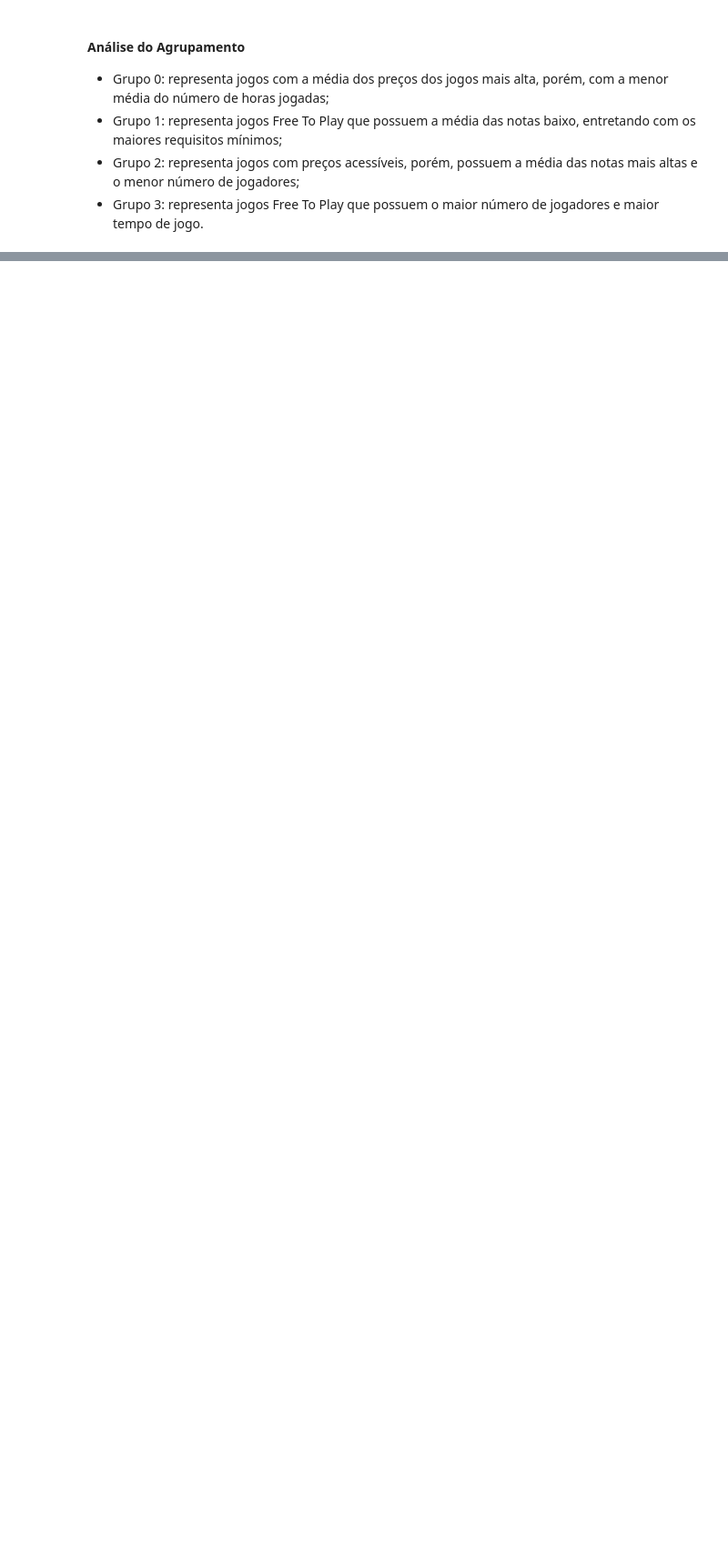
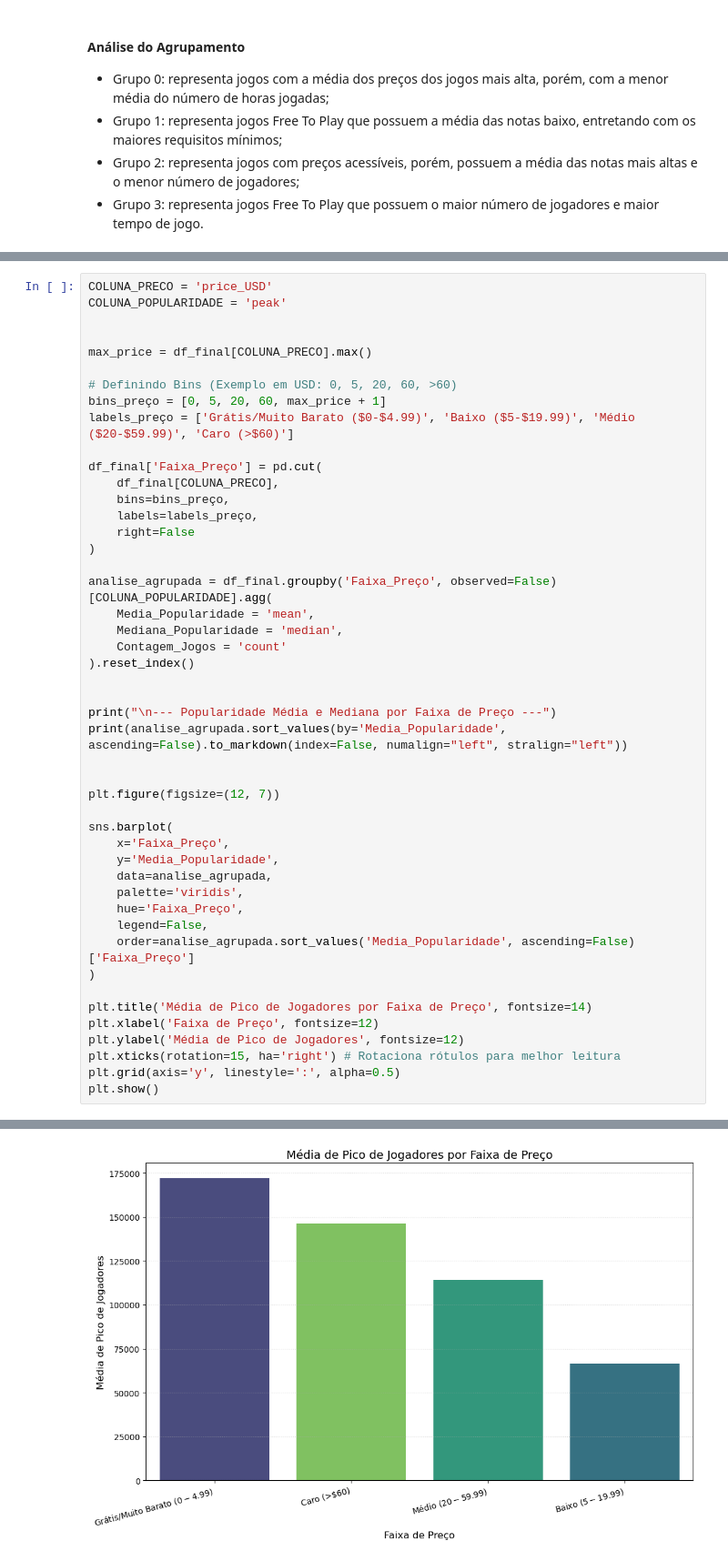
Before and after one commit to AlortCraft/Projeto-ICD-Steam, a Jupyter notebook: relatorio.ipynb, the cells around one changed output, grey strips where cells are left out. Shown at 91% size. Cells and saved outputs as stored; diff of their text form; blank space fills up the shorter version.

Commit message:
Adicionando análise de preço

```diff
--- a/relatorio.ipynb
+++ b/relatorio.ipynb
@@ -287,0 +340,48 @@ Name: game, dtype: object
+# %%
+COLUNA_PRECO = 'price_USD'
+COLUNA_POPULARIDADE = 'peak'
+
+
+max_price = df_final[COLUNA_PRECO].max()
+
+# Definindo Bins (Exemplo em USD: 0, 5, 20, 60, >60)
+bins_preço = [0, 5, 20, 60, max_price + 1]
+labels_preço = ['Grátis/Muito Barato ($0-$4.99)', 'Baixo ($5-$19.99)', 'Médio ($20-$59.99)', 'Caro (>$60)']
+
+df_final['Faixa_Preço'] = pd.cut(
+    df_final[COLUNA_PRECO],
+    bins=bins_preço,
+    labels=labels_preço,
+    right=False
+)
+
+analise_agrupada = df_final.groupby('Faixa_Preço', observed=False)[COLUNA_POPULARIDADE].agg(
+    Media_Popularidade = 'mean',
+    Mediana_Popularidade = 'median',
+    Contagem_Jogos = 'count'
+).reset_index()
+
+
+print("\n--- Popularidade Média e Mediana por Faixa de Preço ---")
+print(analise_agrupada.sort_values(by='Media_Popularidade', ascending=False).to_markdown(index=False, numalign="left", stralign="left"))
+
+
+plt.figure(figsize=(12, 7))
+
+sns.barplot(
+    x='Faixa_Preço',
+    y='Media_Popularidade',
+    data=analise_agrupada,
+    palette='viridis',
+    hue='Faixa_Preço',
+    legend=False,
+    order=analise_agrupada.sort_values('Media_Popularidade', ascending=False)['Faixa_Preço']
+)
+
+plt.title('Média de Pico de Jogadores por Faixa de Preço', fontsize=14)
+plt.xlabel('Faixa de Preço', fontsize=12)
+plt.ylabel('Média de Pico de Jogadores', fontsize=12)
+plt.xticks(rotation=15, ha='right') # Rotaciona rótulos para melhor leitura
+plt.grid(axis='y', linestyle=':', alpha=0.5)
+plt.show()
+# %% [output]
@@ -287,0 +395 @@ Name: game, dtype: object
+[figure, added]
```
Also changed, not shown: parts of 6 cells of this notebook, 1 other file.
